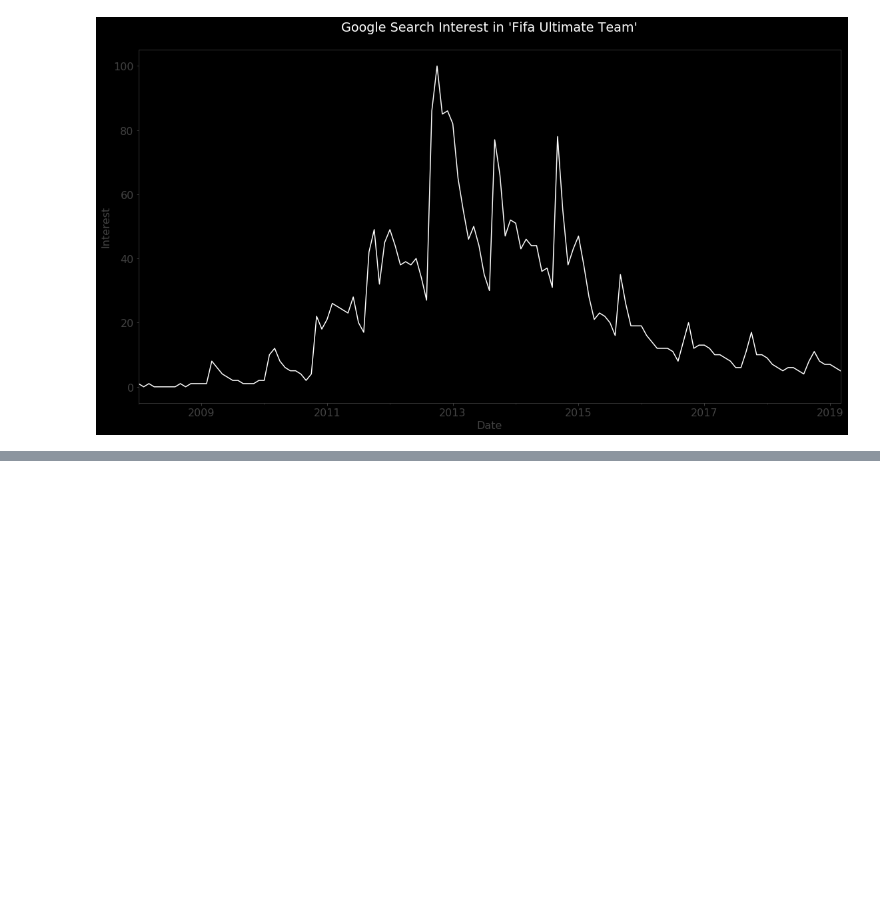
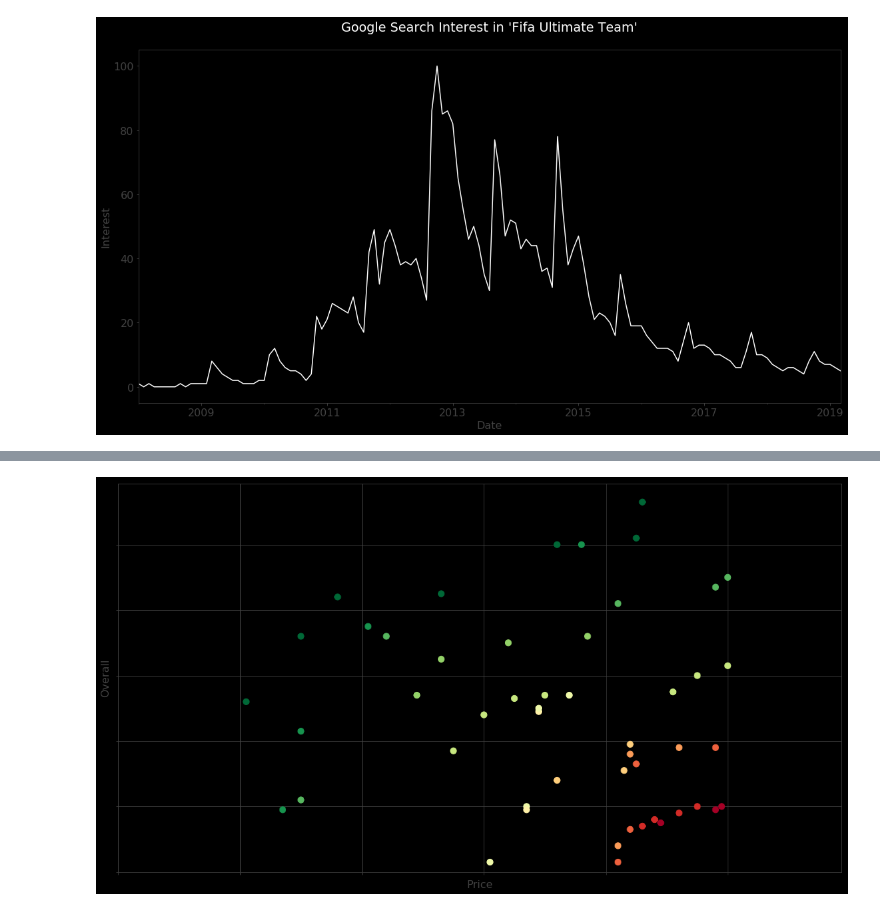
Before and after one commit to janjagusch/nsga2, a Jupyter notebook: notebooks/01-jbj2505-presentation_plots.ipynb, the cells around one changed output, grey strips where cells are left out. Saved outputs shown, nothing was run; the diff lists cells and outputs as text; code cells hidden in the pictures; blank space fills up the shorter version.

```diff
--- a/notebooks/01-jbj2505-presentation_plots.ipynb
+++ b/notebooks/01-jbj2505-presentation_plots.ipynb
@@ -62,0 +93,2 @@ plt.savefig("../presentation/images/plots/fifa_ultimate_team_interest_over_time.
+# %%
+fronts = [p["pareto_front"] for p in points.values()]
@@ -62,0 +176,19 @@ plt.savefig("../presentation/images/plots/fifa_ultimate_team_interest_over_time.
+# %%
+fig = plt.figure()
+ax = fig.gca()
+
+ax.grid(True, zorder=0, color="#434343")
+h = ax.scatter(price, overall, c=fronts, cmap="RdYlGn_r", zorder=2, s=85)
+# cbar = plt.colorbar(h)
+# cbar.ax.set_ylabel("Pareto Front")
+ax.set_xlim(0, max_val* 1.05)
+ax.set_ylim(0, max_val * 1.05)
+ax.set_xticklabels([])
+ax.set_yticklabels([])
+ax.set_xlabel("Price")
+ax.set_ylabel("Overall")
+
+plt.tight_layout()
+plt.savefig("../presentation/images/plots/pareto_fronts/scatter_pareto_no_legend.png")
+# %% [output]
+[figure, added]
```
Also changed, not shown: parts of 33 cells of this notebook, 6 other files.
